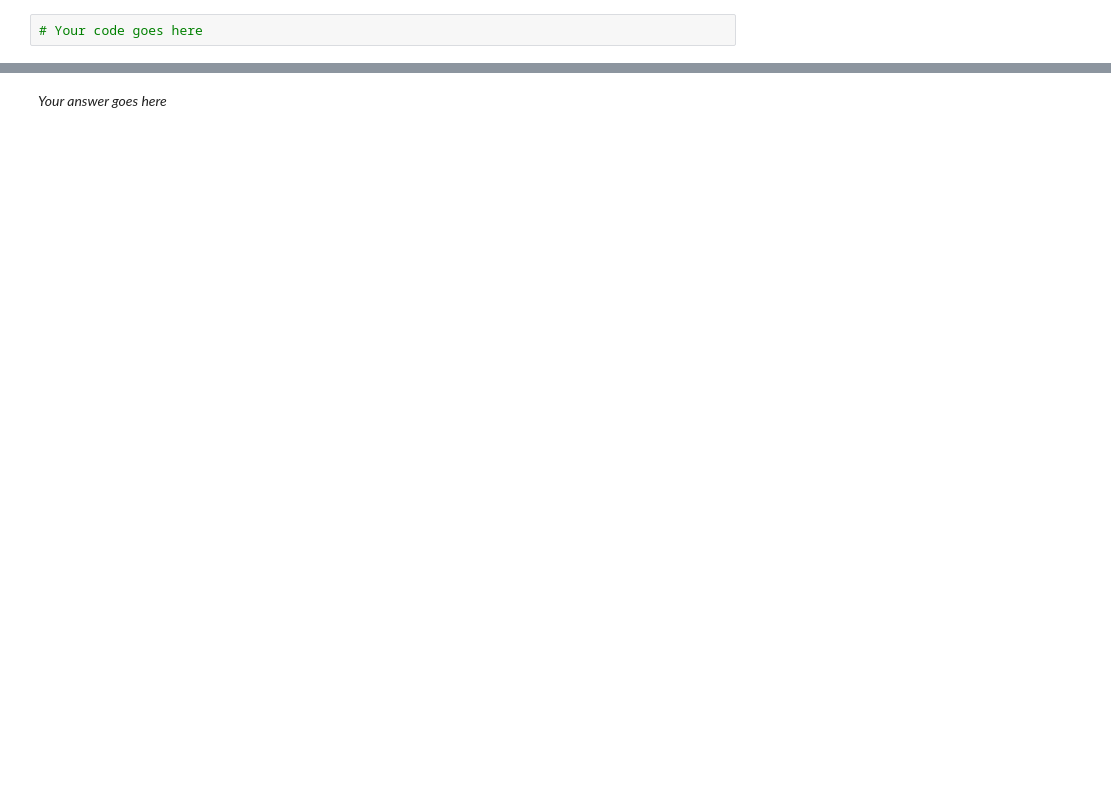
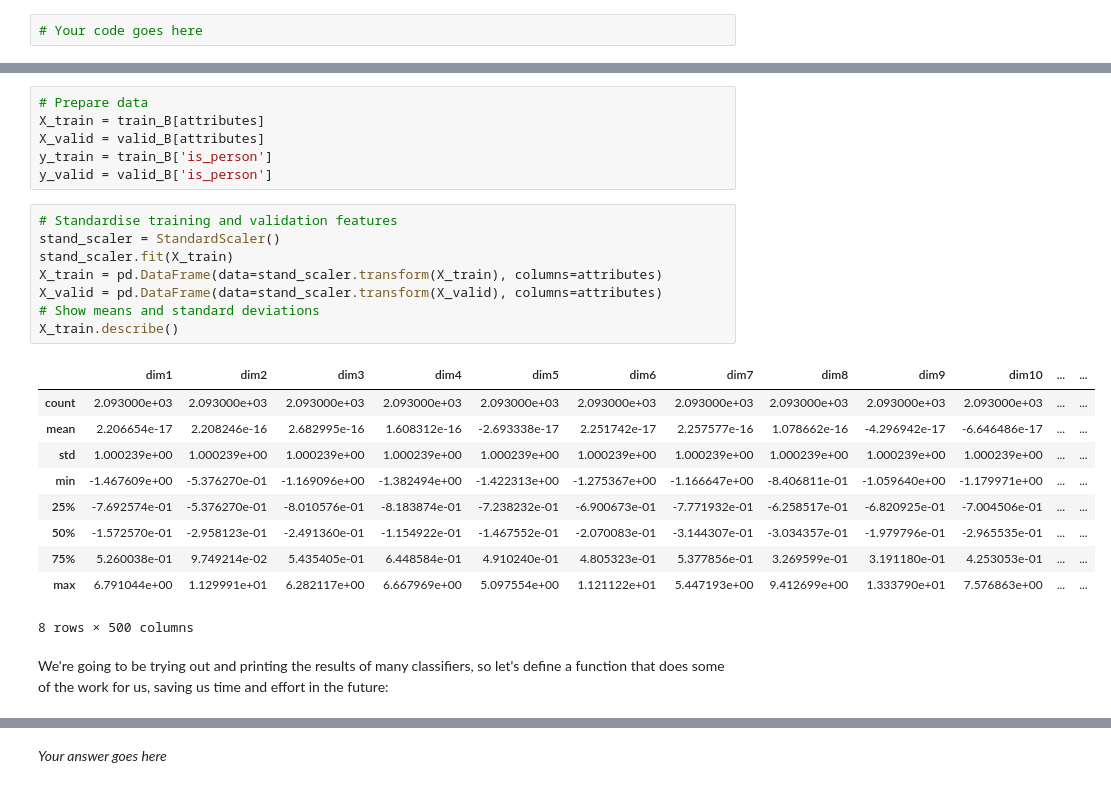
Before and after one commit to Dr-Alan-Turing/IAMachineLearning, a Jupyter notebook: 07_Assignment_3.ipynb, the cells around one changed output, grey strips where cells are left out. Saved outputs shown, nothing was run; the diff lists cells and outputs as text; blank space fills up the shorter version.

```diff
--- a/07_Assignment_3.ipynb
+++ b/07_Assignment_3.ipynb
@@ -771,0 +824,27 @@ We provide you with three new data sets: a training set (`train_images_partB.csv
+# %%
+# Prepare data
+X_train = train_B[attributes]
+X_valid = valid_B[attributes]
+y_train = train_B['is_person']
+y_valid = valid_B['is_person']
+# %%
+# Standardise training and validation features
+stand_scaler = StandardScaler()
+stand_scaler.fit(X_train)
+X_train = pd.DataFrame(data=stand_scaler.transform(X_train), columns=attributes)
+X_valid = pd.DataFrame(data=stand_scaler.transform(X_valid), columns=attributes)
+# Show means and standard deviations
+X_train.describe()
+# %% [output]
+|  | dim1 | dim2 | dim3 | dim4 | dim5 | dim6 | dim7 | dim8 | dim9 | dim10 | ... | ... |
+| count | 2.093000e+03 | 2.093000e+03 | 2.093000e+03 | 2.093000e+03 | 2.093000e+03 | 2.093000e+03 | 2.093000e+03 | 2.093000e+03 | 2.093000e+03 | 2.093000e+03 | ... | ... |
+| mean | 2.206654e-17 | 2.208246e-16 | 2.682995e-16 | 1.608312e-16 | -2.693338e-17 | 2.251742e-17 | 2.257577e-16 | 1.078662e-16 | -4.296942e-17 | -6.646486e-17 | ... | ... |
+| std | 1.000239e+00 | 1.000239e+00 | 1.000239e+00 | 1.000239e+00 | 1.000239e+00 | 1.000239e+00 | 1.000239e+00 | 1.000239e+00 | 1.000239e+00 | 1.000239e+00 | ... | ... |
+| min | -1.467609e+00 | -5.376270e-01 | -1.169096e+00 | -1.382494e+00 | -1.422313e+00 | -1.275367e+00 | -1.166647e+00 | -8.406811e-01 | -1.059640e+00 | -1.179971e+00 | ... | ... |
+| 25% | -7.692574e-01 | -5.376270e-01 | -8.010576e-01 | -8.183874e-01 | -7.238232e-01 | -6.900673e-01 | -7.771932e-01 | -6.258517e-01 | -6.820925e-01 | -7.004506e-01 | ... | ... |
+| 50% | -1.572570e-01 | -2.958123e-01 | -2.491360e-01 | -1.154922e-01 | -1.467552e-01 | -2.070083e-01 | -3.144307e-01 | -3.034357e-01 | -1.979796e-01 | -2.965535e-01 | ... | ... |
+| 75% | 5.260038e-01 | 9.749214e-02 | 5.435405e-01 | 6.448584e-01 | 4.910240e-01 | 4.805323e-01 | 5.377856e-01 | 3.269599e-01 | 3.191180e-01 | 4.253053e-01 | ... | ... |
+| max | 6.791044e+00 | 1.129991e+01 | 6.282117e+00 | 6.667969e+00 | 5.097554e+00 | 1.121122e+01 | 5.447193e+00 | 9.412699e+00 | 1.333790e+01 | 7.576863e+00 | ... | ... |
+8 rows × 500 columns
+# %% [markdown]
+We're going to be trying out and printing the results of many classifiers, so let's define a function that does some of the work for us, saving us time and effort in the future:
```
Also changed, not shown: parts of 25 cells of this notebook.
